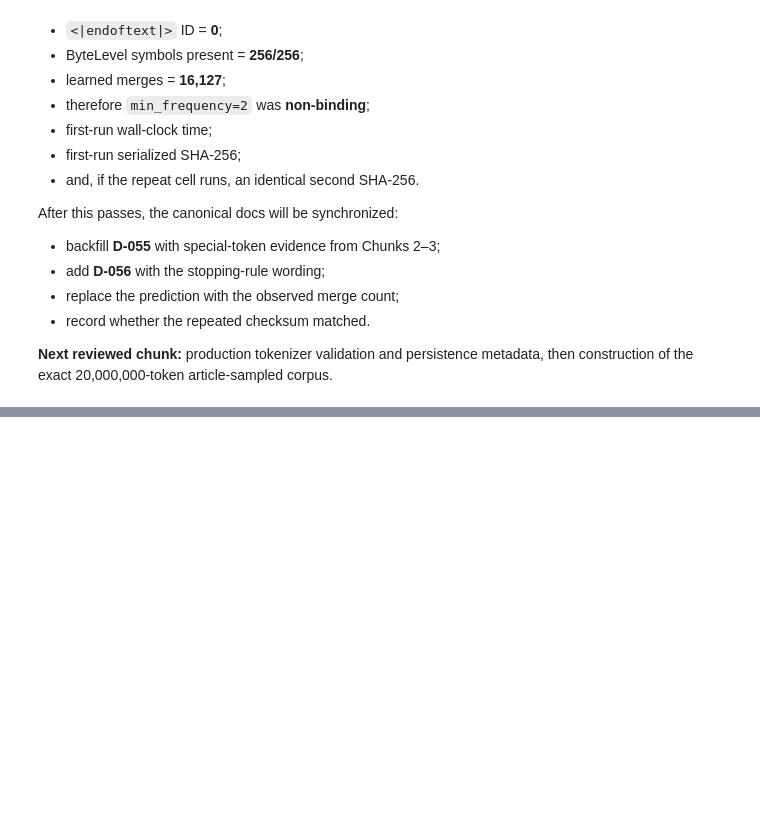
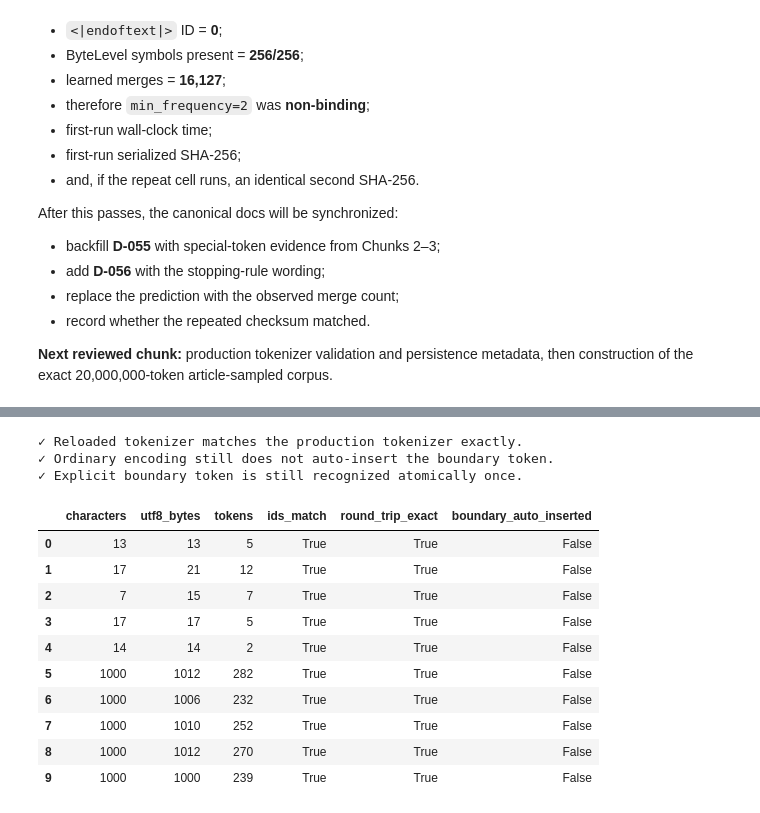
Before and after one commit to traderjohnd/foundation-model-from-scratch, a Jupyter notebook: notebooks/02_tokenizer_training_and_corpus_construction.ipynb, the cells around one changed output, grey strips where cells are left out. Drawn from its saved outputs; the diff is of its cells as text; code cells hidden in the pictures; blank space fills up the shorter version.

Commit message:
Persist and validate production tokenizer artifact

```diff
--- a/notebooks/02_tokenizer_training_and_corpus_construction.ipynb
+++ b/notebooks/02_tokenizer_training_and_corpus_construction.ipynb
@@ -906,0 +1071,65 @@ After this passes, the canonical docs will be synchronized:
+# %%
+artifact_validation_samples = list(ROUNDTRIP_SAMPLES)
+
+for article in articles_by_split["validation"][:5]:
+    # Keep the check compact while still using real held-out prose.
+    artifact_validation_samples.append(article["text"][:1000])
+
+equivalence_rows = []
+
+for text in artifact_validation_samples:
+    original_encoding = production_tokenizer.encode(text)
+    reloaded_encoding = reloaded_tokenizer.encode(text)
+
+    original_decoded = production_tokenizer.decode(
+        original_encoding.ids,
+        skip_special_tokens=False,
+    )
+    reloaded_decoded = reloaded_tokenizer.decode(
+        reloaded_encoding.ids,
+        skip_special_tokens=False,
+    )
+
+    assert original_encoding.ids == reloaded_encoding.ids
+    assert original_encoding.tokens == reloaded_encoding.tokens
+    assert original_decoded == text
+    assert reloaded_decoded == text
+    assert boundary_token_id not in original_encoding.ids
+    assert boundary_token_id not in reloaded_encoding.ids
+
+    equivalence_rows.append({
+        "characters": len(text),
+        "utf8_bytes": len(text.encode("utf-8")),
+        "tokens": len(reloaded_encoding.ids),
+        "ids_match": original_encoding.ids == reloaded_encoding.ids,
+        "round_trip_exact": reloaded_decoded == text,
+        "boundary_auto_inserted": (
+            boundary_token_id in reloaded_encoding.ids
+        ),
+    })
+
+explicit_reloaded = reloaded_tokenizer.encode(
+    "Document body." + DOC_BOUNDARY_TOKEN
+)
+assert explicit_reloaded.ids.count(boundary_token_id) == 1
+assert explicit_reloaded.tokens.count(DOC_BOUNDARY_TOKEN) == 1
+
+print("✓ Reloaded tokenizer matches the production tokenizer exactly.")
+print("✓ Ordinary encoding still does not auto-insert the boundary token.")
+print("✓ Explicit boundary token is still recognized atomically once.")
+pd.DataFrame(equivalence_rows)
+# %% [output]
+✓ Reloaded tokenizer matches the production tokenizer exactly.
+✓ Ordinary encoding still does not auto-insert the boundary token.
+✓ Explicit boundary token is still recognized atomically once.
+|  | characters | utf8_bytes | tokens | ids_match | round_trip_exact | boundary_auto_inserted |
+| 0 | 13 | 13 | 5 | True | True | False |
+| 1 | 17 | 21 | 12 | True | True | False |
+| 2 | 7 | 15 | 7 | True | True | False |
+| 3 | 17 | 17 | 5 | True | True | False |
+| 4 | 14 | 14 | 2 | True | True | False |
+| 5 | 1000 | 1012 | 282 | True | True | False |
+| 6 | 1000 | 1006 | 232 | True | True | False |
+| 7 | 1000 | 1010 | 252 | True | True | False |
+| 8 | 1000 | 1012 | 270 | True | True | False |
+| 9 | 1000 | 1000 | 239 | True | True | False |
```
Also changed, not shown: parts of 22 cells of this notebook.
